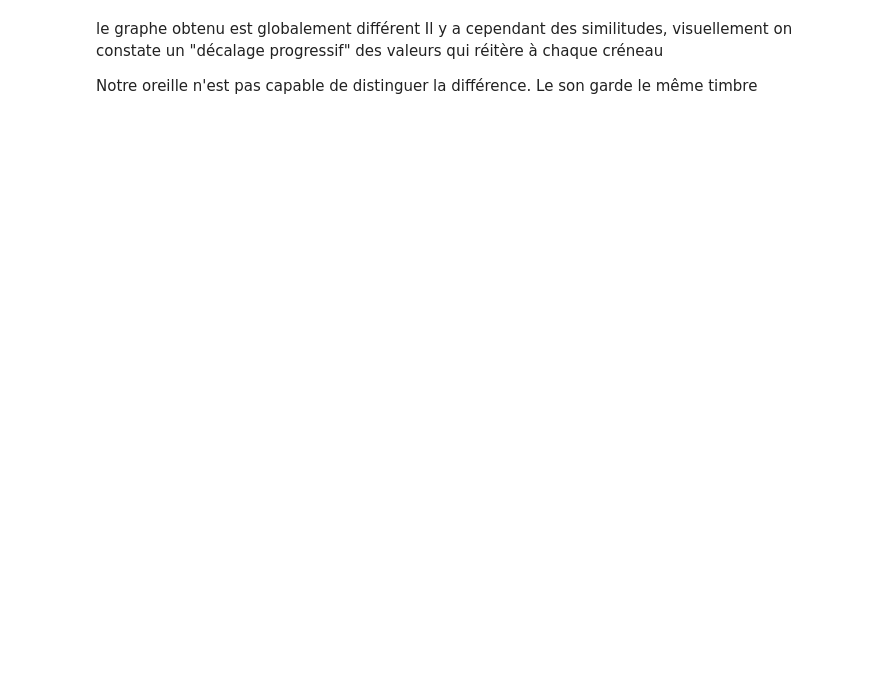
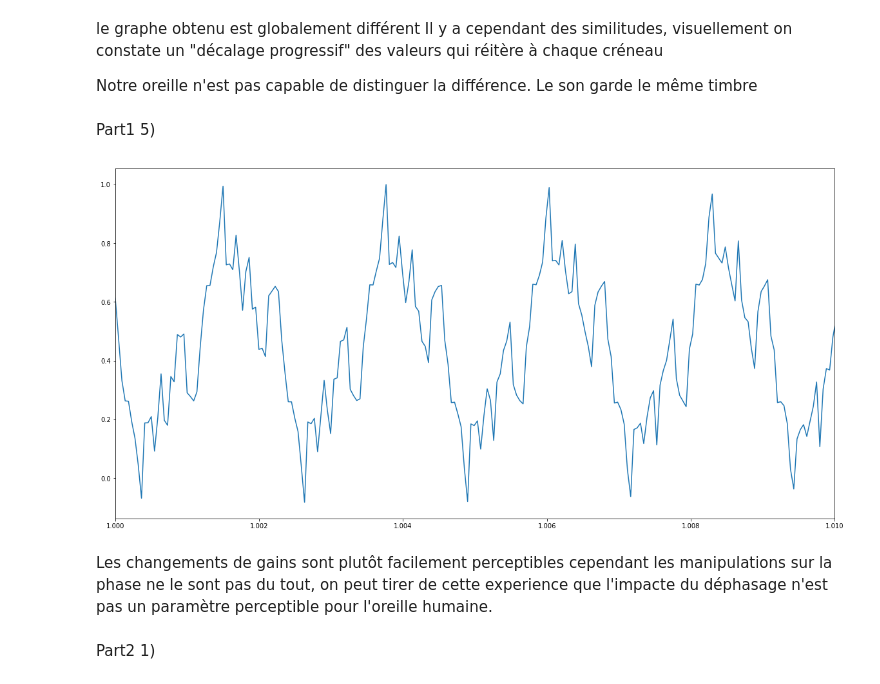
Before and after one commit to guillaume-haerinck/imac-tp-signal, a Jupyter notebook: tp-03/Rendu-tp03.ipynb, the cells around one changed output. Drawn from its saved outputs; the diff is of its cells as text; code cells hidden in the pictures; blank space fills up the shorter version.

Commit message:
TP03 Part 1) Q5

```diff
--- a/tp-03/Rendu-tp03.ipynb
+++ b/tp-03/Rendu-tp03.ipynb
@@ -131,3 +131,40 @@ le graphe obtenu est globalement différent
 Il y a cependant des similitudes, visuellement on constate un "décalage progressif" des valeurs qui réitère à chaque créneau
 
 Notre oreille n'est pas capable de distinguer la différence. Le son garde le même timbre
+# %% [markdown]
+Part1 5)
+# %%
+def phase(N):
+    Phase = np.random.uniform(-10, np.pi, N)
+
+    return Phase
+
+def gain(N):
+    Gain = np.arange(N, dtype = np.float) # Must specify the type otherwise treated as decimal numbers
+    for n in range(Gain.size):
+        Gain[n] = -1**n / (3*n +2)
+
+    return Gain
+# %%
+N = 20
+f0 = 440
+Fs = 22050
+Ts = 1/Fs
+t = np.arange(0, 4, Ts)
+Gain = gain(N)
+Phase = phase(N)
+
+signalRectEven = creer_signal_periodique(Phase, Gain, f0, t, Fs)
+
+plt.figure(1, figsize = (20, 10))
+plt.plot(signalRectEven.t, signalRectEven.x)
+plt.xlim(1, 1.01)
+
+enregistrer_son("signal_periodique_P1_3", signalRectEven, Fs)
+# %% [output]
+[figure, added]
+# %% [markdown]
+Les changements de gains sont plutôt facilement perceptibles
+cependant les manipulations sur la phase ne le sont pas du tout, on peut tirer de cette experience que l'impacte du déphasage n'est pas un paramètre perceptible pour l'oreille humaine.
+# %% [markdown]
+Part2 1)
```
Also changed, not shown: parts of 1 cell of this notebook.
